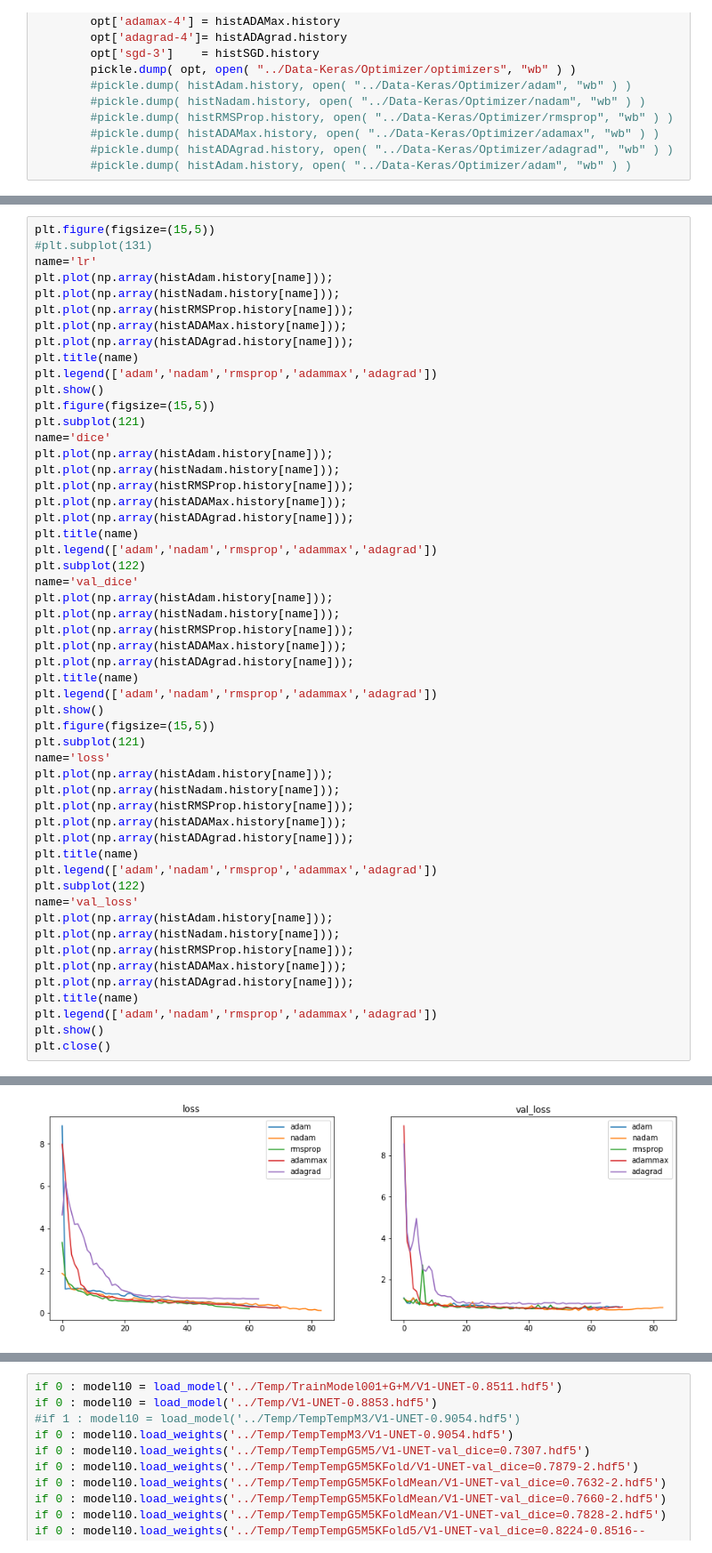
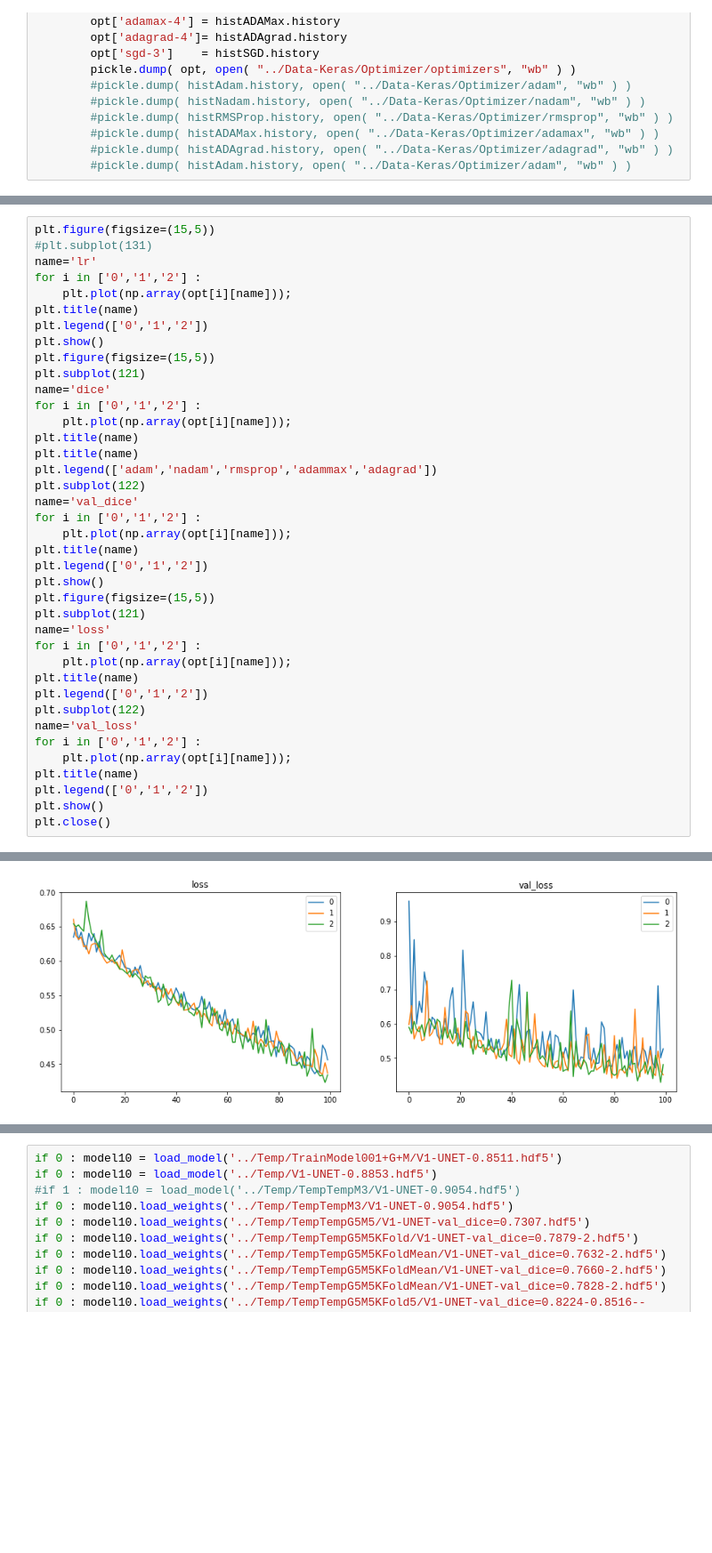
Before and after one commit to SorokinV/TopCoder-2017-07-Pathologic-Segmentation, a Jupyter notebook: Jupyter-Net/Konica-V1-UNet-KFold-PostAnalyze.ipynb, the cells around one changed output, grey strips where cells are left out. Shown at 89% size. Saved outputs shown, nothing was run; the diff lists cells and outputs as text; blank space fills up the shorter version.

```diff
--- a/Jupyter-Net/Konica-V1-UNet-KFold-PostAnalyze.ipynb
+++ b/Jupyter-Net/Konica-V1-UNet-KFold-PostAnalyze.ipynb
@@ -603,53 +633,39 @@ if 0 :
 plt.figure(figsize=(15,5))
 #plt.subplot(131)
 name='lr'
-plt.plot(np.array(histAdam.history[name]));
-plt.plot(np.array(histNadam.history[name]));
-plt.plot(np.array(histRMSProp.history[name]));
-plt.plot(np.array(histADAMax.history[name]));
-plt.plot(np.array(histADAgrad.history[name]));
+for i in ['0','1','2'] :
+    plt.plot(np.array(opt[i][name]));
 plt.title(name)
-plt.legend(['adam','nadam','rmsprop','adammax','adagrad'])
+plt.legend(['0','1','2'])
 plt.show()
 plt.figure(figsize=(15,5))
 plt.subplot(121)
 name='dice'
-plt.plot(np.array(histAdam.history[name]));
-plt.plot(np.array(histNadam.history[name]));
-plt.plot(np.array(histRMSProp.history[name]));
-plt.plot(np.array(histADAMax.history[name]));
-plt.plot(np.array(histADAgrad.history[name]));
+for i in ['0','1','2'] :
+    plt.plot(np.array(opt[i][name]));
+plt.title(name)
 plt.title(name)
 plt.legend(['adam','nadam','rmsprop','adammax','adagrad'])
 plt.subplot(122)
 name='val_dice'
-plt.plot(np.array(histAdam.history[name]));
-plt.plot(np.array(histNadam.history[name]));
-plt.plot(np.array(histRMSProp.history[name]));
-plt.plot(np.array(histADAMax.history[name]));
-plt.plot(np.array(histADAgrad.history[name]));
+for i in ['0','1','2'] :
+    plt.plot(np.array(opt[i][name]));
 plt.title(name)
-plt.legend(['adam','nadam','rmsprop','adammax','adagrad'])
+plt.legend(['0','1','2'])
 plt.show()
 plt.figure(figsize=(15,5))
 plt.subplot(121)
 name='loss'
-plt.plot(np.array(histAdam.history[name]));
-plt.plot(np.array(histNadam.history[name]));
-plt.plot(np.array(histRMSProp.history[name]));
-plt.plot(np.array(histADAMax.history[name]));
-plt.plot(np.array(histADAgrad.history[name]));
+for i in ['0','1','2'] :
+    plt.plot(np.array(opt[i][name]));
 plt.title(name)
-plt.legend(['adam','nadam','rmsprop','adammax','adagrad'])
+plt.legend(['0','1','2'])
 plt.subplot(122)
 name='val_loss'
-plt.plot(np.array(histAdam.history[name]));
-plt.plot(np.array(histNadam.history[name]));
-plt.plot(np.array(histRMSProp.history[name]));
-plt.plot(np.array(histADAMax.history[name]));
-plt.plot(np.array(histADAgrad.history[name]));
+for i in ['0','1','2'] :
+    plt.plot(np.array(opt[i][name]));
 plt.title(name)
-plt.legend(['adam','nadam','rmsprop','adammax','adagrad'])
+plt.legend(['0','1','2'])
 plt.show()
 plt.close()
 # %% [output]
@@ -658,4 +674,4 @@ plt.close()
-[figure, old version]
+[figure, new version]
 # %%
 #!ls ../Temp/TempTempG5M5KFold -la | tail
 #!ls ../Temp/TempTempG5M5KFold10 -la | tail
```
Also changed, not shown: parts of 21 cells of this notebook, 3 other files.
